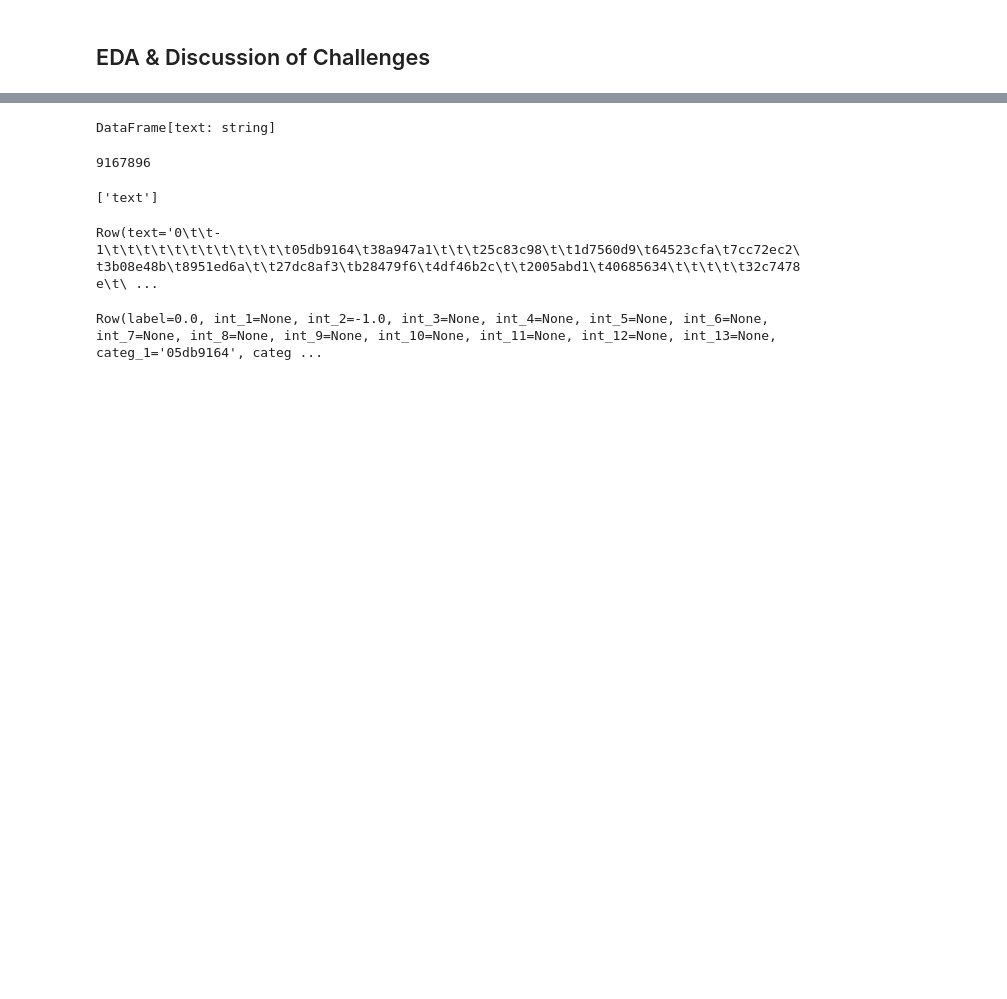
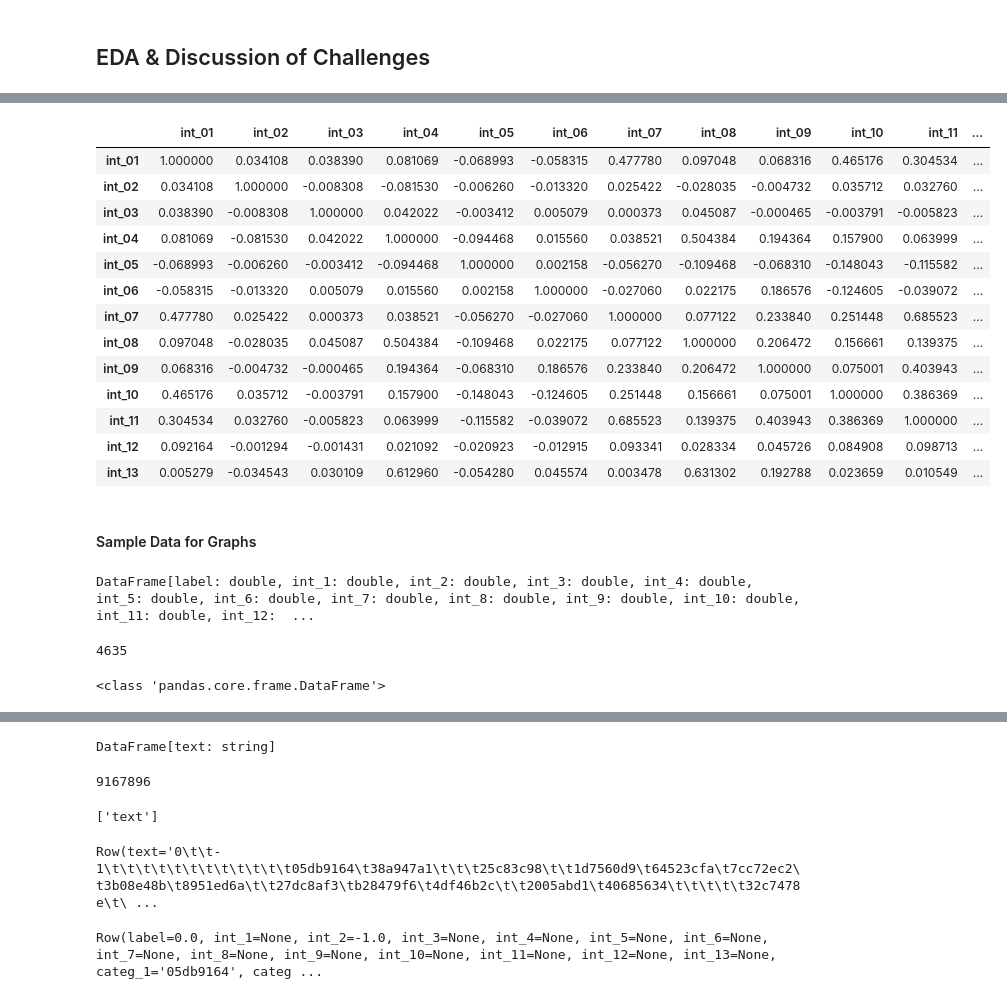
Before and after one commit to saurav-datta/click-through-rate-prediction-spark, a Jupyter notebook: W261 Final Project Alex-Jayanth-Saurav.ipynb, the cells around one changed output, grey strips where cells are left out. Saved outputs shown, nothing was run; the diff lists cells and outputs as text; code cells hidden in the pictures; blank space fills up the shorter version.

```diff
--- a/W261 Final Project Alex-Jayanth-Saurav.ipynb
+++ b/W261 Final Project Alex-Jayanth-Saurav.ipynb
@@ -381,0 +606,4 @@ rawDF = sqlContext.read.text('gs://bucket-w261-final/data/train.txt').withColumn
+# %%
+labelColList=["label"]
+intColList=["int_1", "int_2", "int_3", "int_4", "int_5", "int_6", "int_7", "int_8", "int_9", "int_10", "int_11", "int_12", "int_13"]
+categColList=["categ_1", "categ_2", "categ_3", "categ_4", "categ_5", "categ_6", "categ_7", "categ_8", "categ_9", "categ_10", "categ_11", "categ_12", "categ_13", "categ_14", "categ_15", "categ_16", "categ_17", "categ_18", "categ_19", "categ_20", "categ_21", "categ_22", "categ_23", "categ_24", "categ_25", "categ_26"]
@@ -381,0 +664,44 @@ rawDF = sqlContext.read.text('gs://bucket-w261-final/data/train.txt').withColumn
+# %%
+# Select only numerical columns
+fullWithColsDF_int = fullWithColsDF.select(intColList)
+# %%
+correlation_df = fullWithColsDF_int.na.fill(0)
+
+# Convert to vector column first
+vector_col = "corr_features"
+assembler = VectorAssembler(inputCols=correlation_df.columns, outputCol=vector_col)
+df_vector = assembler.transform(correlation_df).select(vector_col)
+
+# Get correlation matrix
+matrix = Correlation.corr(df_vector, vector_col)
+# %%
+intColList_ex = intColList=["int_01", "int_02", "int_03", "int_04", "int_05", "int_06", "int_07", "int_08", "int_09", "int_10", "int_11", "int_12", "int_13"]
+
+
+# matrix.show()
+correlation_matrix = pd.DataFrame(matrix.collect()[0]["pearson({})".format(vector_col)].values)
+correlation_matrix = correlation_matrix.values.reshape(13, 13)
+correlation_matrix = pd.DataFrame(correlation_matrix, columns = intColList_ex, index = intColList_ex)
+correlation_matrix
+# %% [output]
+|  | int_01 | int_02 | int_03 | int_04 | int_05 | int_06 | int_07 | int_08 | int_09 | int_10 | int_11 | ... |
+| int_01 | 1.000000 | 0.034108 | 0.038390 | 0.081069 | -0.068993 | -0.058315 | 0.477780 | 0.097048 | 0.068316 | 0.465176 | 0.304534 | ... |
+| int_02 | 0.034108 | 1.000000 | -0.008308 | -0.081530 | -0.006260 | -0.013320 | 0.025422 | -0.028035 | -0.004732 | 0.035712 | 0.032760 | ... |
+| int_03 | 0.038390 | -0.008308 | 1.000000 | 0.042022 | -0.003412 | 0.005079 | 0.000373 | 0.045087 | -0.000465 | -0.003791 | -0.005823 | ... |
+| int_04 | 0.081069 | -0.081530 | 0.042022 | 1.000000 | -0.094468 | 0.015560 | 0.038521 | 0.504384 | 0.194364 | 0.157900 | 0.063999 | ... |
+| int_05 | -0.068993 | -0.006260 | -0.003412 | -0.094468 | 1.000000 | 0.002158 | -0.056270 | -0.109468 | -0.068310 | -0.148043 | -0.115582 | ... |
+| int_06 | -0.058315 | -0.013320 | 0.005079 | 0.015560 | 0.002158 | 1.000000 | -0.027060 | 0.022175 | 0.186576 | -0.124605 | -0.039072 | ... |
+| int_07 | 0.477780 | 0.025422 | 0.000373 | 0.038521 | -0.056270 | -0.027060 | 1.000000 | 0.077122 | 0.233840 | 0.251448 | 0.685523 | ... |
+| int_08 | 0.097048 | -0.028035 | 0.045087 | 0.504384 | -0.109468 | 0.022175 | 0.077122 | 1.000000 | 0.206472 | 0.156661 | 0.139375 | ... |
+| int_09 | 0.068316 | -0.004732 | -0.000465 | 0.194364 | -0.068310 | 0.186576 | 0.233840 | 0.206472 | 1.000000 | 0.075001 | 0.403943 | ... |
+| int_10 | 0.465176 | 0.035712 | -0.003791 | 0.157900 | -0.148043 | -0.124605 | 0.251448 | 0.156661 | 0.075001 | 1.000000 | 0.386369 | ... |
+| int_11 | 0.304534 | 0.032760 | -0.005823 | 0.063999 | -0.115582 | -0.039072 | 0.685523 | 0.139375 | 0.403943 | 0.386369 | 1.000000 | ... |
+| int_12 | 0.092164 | -0.001294 | -0.001431 | 0.021092 | -0.020923 | -0.012915 | 0.093341 | 0.028334 | 0.045726 | 0.084908 | 0.098713 | ... |
+| int_13 | 0.005279 | -0.034543 | 0.030109 | 0.612960 | -0.054280 | 0.045574 | 0.003478 | 0.631302 | 0.192788 | 0.023659 | 0.010549 | ... |
+# %% [markdown]
+#### Sample Data for Graphs
+# %%
+sample_df = fullWithColsDF.sample(False, fraction=0.0001, seed = 1)
+sample_df.cache()
+# %% [output]
+DataFrame[label: double, int_1: double, int_2: double, int_3: double, int_4: double, int_5: double, int_6: double, int_7: double, int_8: double, int_9: double, int_10: double, int_11: double, int_12:  ...
@@ -381,0 +711,8 @@ rawDF = sqlContext.read.text('gs://bucket-w261-final/data/train.txt').withColumn
+# %%
+sample_df.count()
+# %% [output]
+4635
+# %%
+print(type(pd_sample_df))
+# %% [output]
+<class 'pandas.core.frame.DataFrame'>
```
Also changed, not shown: parts of 65 cells of this notebook.
